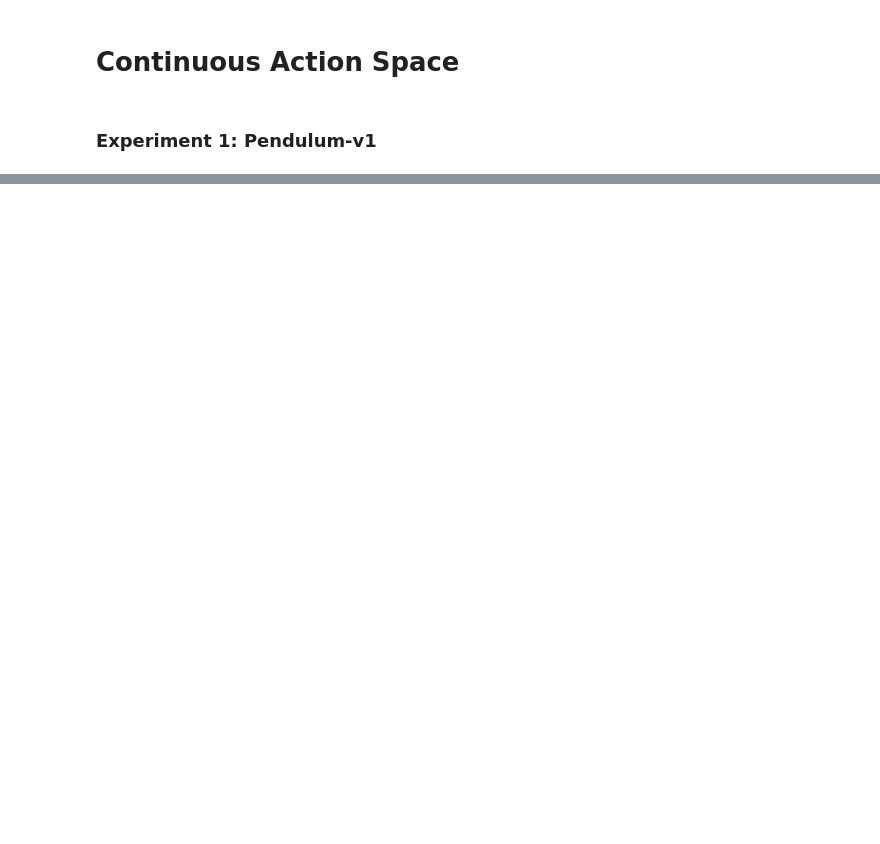
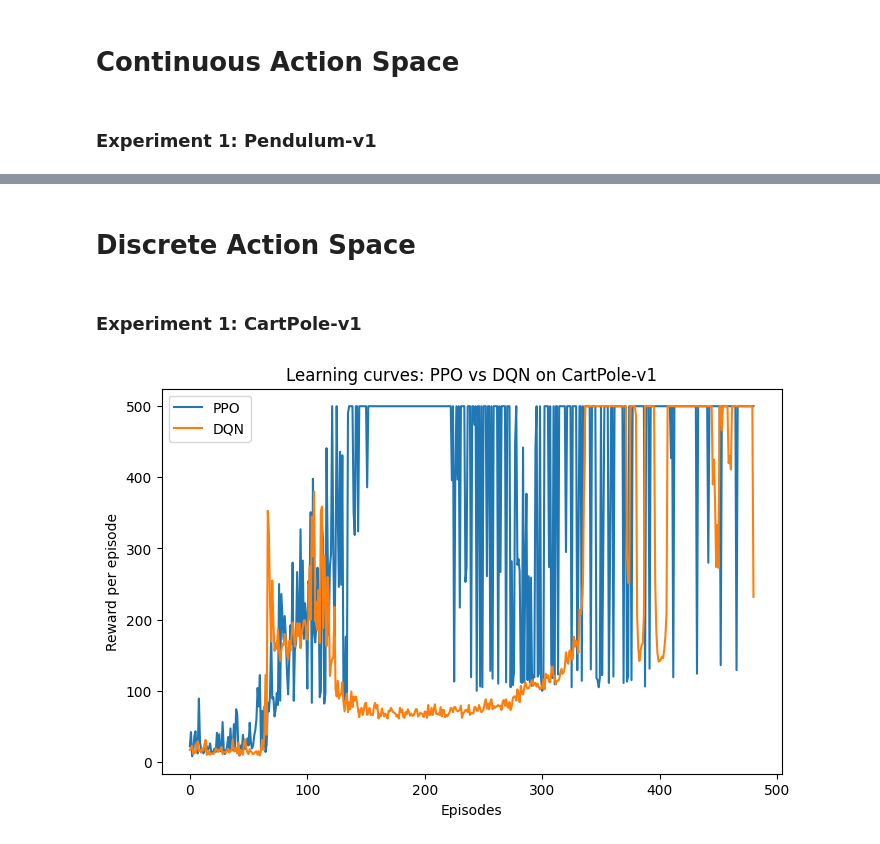
Before and after one commit to tugbatumer/rl_project, a Jupyter notebook: plots.ipynb, the cells around one changed output, grey strips where cells are left out. Drawn from its saved outputs; the diff is of its cells as text; code cells hidden in the pictures; blank space fills up the shorter version.

```diff
--- a/plots.ipynb
+++ b/plots.ipynb
@@ -84,0 +104,31 @@ plt.show()
+# %% [markdown]
+# Discrete Action Space
+# %% [markdown]
+### Experiment 1: CartPole-v1
+# %%
+env = gym.make("CartPole-v1")
+num_episodes = 500
+training_time = 480  # 480 seconds = 8 minutes
+# %%
+ppo = PPOAGENT(
+    env=env,
+)
+ppo_rewards = ppo.learn(num_episodes=num_episodes)
+# %%
+dqn = DQNAGENT(
+    env=env,
+)
+dqn_rewards = dqn.learn(num_episodes=num_episodes)
+# %%
+plot_rewards(
+    [
+        (ppo_rewards, "PPO"),
+        (dqn_rewards, "DQN"),
+    ],
+    training_time=training_time,
+    title="Learning curves: PPO vs DQN on CartPole-v1",
+    xlabel="Episodes",
+    ylabel="Reward per episode",
+)
+# %% [output]
+[figure, added]
```
Also changed, not shown: parts of 8 cells of this notebook.
